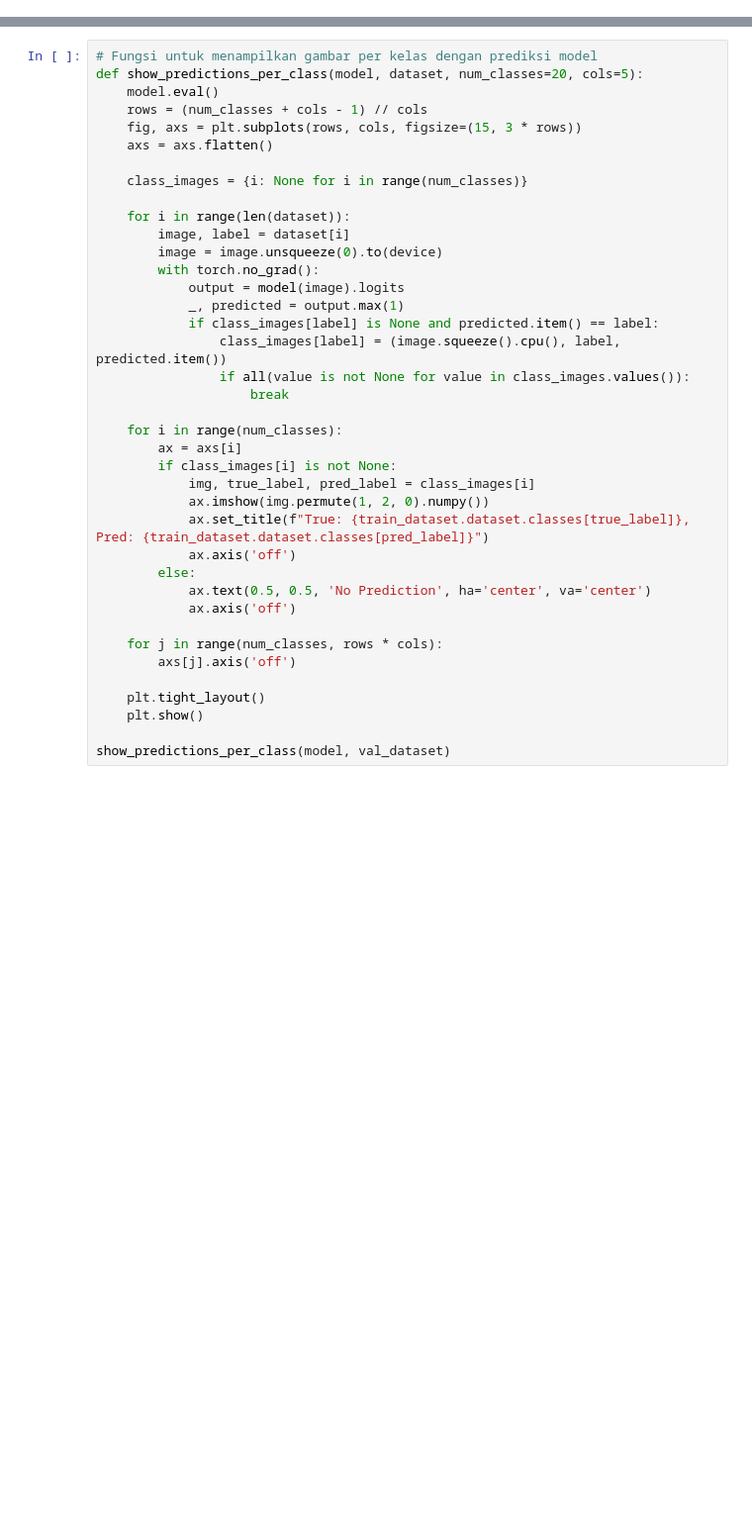
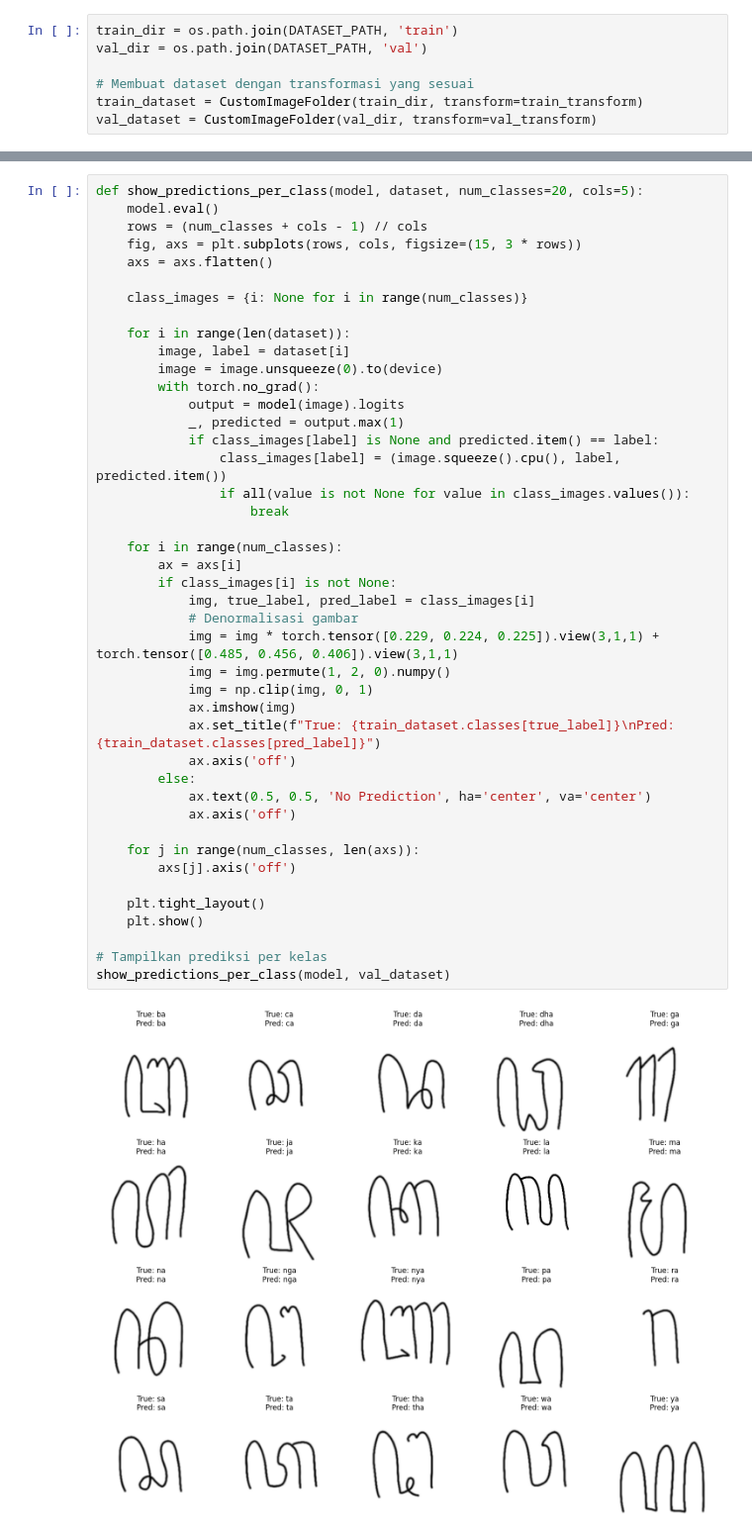
Before and after one commit to aldinuramadhani279/CVT13, a Jupyter notebook: cvt-hanacaraka-recognition.ipynb, the cells around one changed output, grey strips where cells are left out. Shown at 99% size. Cells and saved outputs as stored; diff of their text form; blank space fills up the shorter version.

```diff
--- a/cvt-hanacaraka-recognition.ipynb
+++ b/cvt-hanacaraka-recognition.ipynb
@@ -129,0 +110,7 @@ test_loader = DataLoader(test_dataset, batch_size=BATCH_SIZE, shuffle=False)
+# %%
+train_dir = os.path.join(DATASET_PATH, 'train')
+val_dir = os.path.join(DATASET_PATH, 'val')
+
+# Membuat dataset dengan transformasi yang sesuai
+train_dataset = CustomImageFolder(train_dir, transform=train_transform)
+val_dataset = CustomImageFolder(val_dir, transform=val_transform)
@@ -261,5 +273,4 @@ plot_confusion_matrix(all_targets, all_predictions, train_dataset.dataset.classe
 # %%
-# Fungsi untuk menampilkan gambar per kelas dengan prediksi model
 def show_predictions_per_class(model, dataset, num_classes=20, cols=5):
     model.eval()
     rows = (num_classes + cols - 1) // cols
@@ -267,34 +278,41 @@ def show_predictions_per_class(model, dataset, num_classes=20, cols=5):
     axs = axs.flatten()
 
     class_images = {i: None for i in range(num_classes)}
 
     for i in range(len(dataset)):
         image, label = dataset[i]
         image = image.unsqueeze(0).to(device)
         with torch.no_grad():
             output = model(image).logits
             _, predicted = output.max(1)
             if class_images[label] is None and predicted.item() == label:
                 class_images[label] = (image.squeeze().cpu(), label, predicted.item())
                 if all(value is not None for value in class_images.values()):
                     break
 
     for i in range(num_classes):
         ax = axs[i]
         if class_images[i] is not None:
             img, true_label, pred_label = class_images[i]
-            ax.imshow(img.permute(1, 2, 0).numpy())
-            ax.set_title(f"True: {train_dataset.dataset.classes[true_label]}, Pred: {train_dataset.dataset.classes[pred_label]}")
+            # Denormalisasi gambar
+            img = img * torch.tensor([0.229, 0.224, 0.225]).view(3,1,1) + torch.tensor([0.485, 0.456, 0.406]).view(3,1,1)
+            img = img.permute(1, 2, 0).numpy()
+            img = np.clip(img, 0, 1)
+            ax.imshow(img)
+            ax.set_title(f"True: {train_dataset.classes[true_label]}\nPred: {train_dataset.classes[pred_label]}")
             ax.axis('off')
         else:
             ax.text(0.5, 0.5, 'No Prediction', ha='center', va='center')
             ax.axis('off')
 
-    for j in range(num_classes, rows * cols):
+    for j in range(num_classes, len(axs)):
         axs[j].axis('off')
 
     plt.tight_layout()
     plt.show()
 
+# Tampilkan prediksi per kelas
 show_predictions_per_class(model, val_dataset)
+# %% [output]
+[figure, added]
 # %%
```
Also changed, not shown: parts of 17 cells of this notebook.
